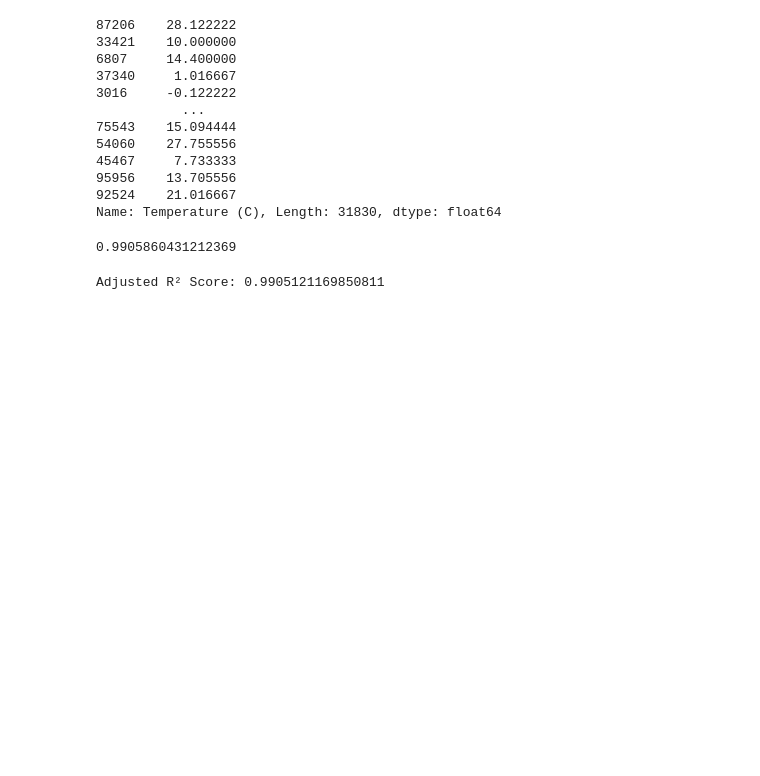
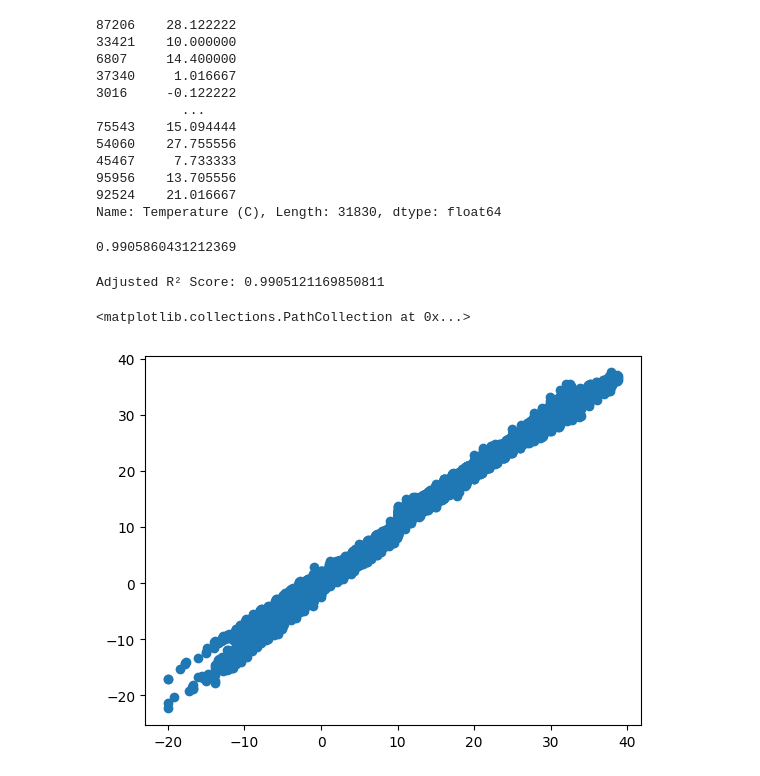
Before and after one commit to shravanramakunja/AlgoSphere, a Jupyter notebook: LinearRegression/model.ipynb, the cells around one changed output. Saved outputs shown, nothing was run; the diff lists cells and outputs as text; code cells hidden in the pictures; blank space fills up the shorter version.

```diff
--- a/LinearRegression/model.ipynb
+++ b/LinearRegression/model.ipynb
@@ -324,3 +324,8 @@ adjusted_r2 = 1 - ((1 - r2) * (n - 1)) / (n - p - 1)
 print("Adjusted R² Score:", adjusted_r2)
 # %% [output]
 Adjusted R² Score: 0.9905121169850811
+# %%
+plt.scatter(y_test, y_pred)
+# %% [output]
+<matplotlib.collections.PathCollection at 0x...>
+[figure, added]
```
Also changed, not shown: 1 other file.
